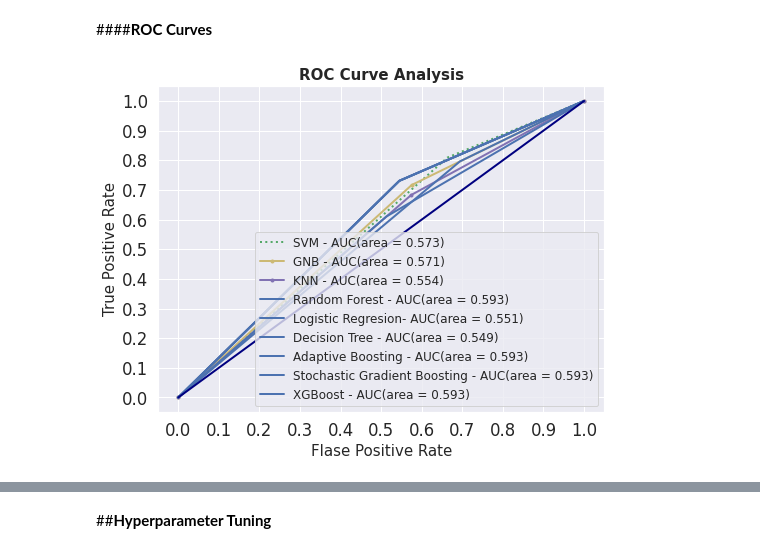
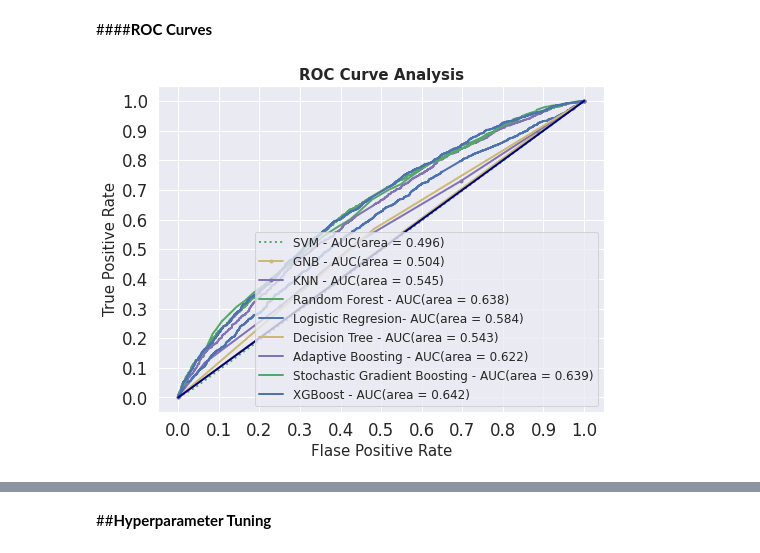
Before and after one commit to CNIU1997/BA_888, a Jupyter notebook: BA888_Model_Kiki.ipynb, the cells around one changed output, grey strips where cells are left out. Saved outputs shown, nothing was run; the diff lists cells and outputs as text; code cells hidden in the pictures.

```diff
--- a/BA888_Model_Kiki.ipynb
+++ b/BA888_Model_Kiki.ipynb
@@ -588,17 +583,23 @@ from sklearn.metrics import roc_auc_score
 fpr = dict()
 tpr = dict()
 roc_auc = dict()
-
-fpr[1], tpr[1], _ = roc_curve(y_test.values, y_pred_svm)
-fpr[2], tpr[2], _ = roc_curve(y_test.values, y_pred_gnb)
-fpr[3], tpr[3], _ = roc_curve(y_test.values, y_pred_knn)
-fpr[4], tpr[4], _ = roc_curve(y_test.values, y_pred_rft)
-fpr[5], tpr[5], _ = roc_curve(y_test.values, y_pred_log)
-fpr[6], tpr[6], _ = roc_curve(y_test.values, y_pred_tree)
-fpr[7], tpr[7], _ = roc_curve(y_test.values, y_pred_ada)
-fpr[8], tpr[8], _ = roc_curve(y_test.values, y_pred_grad)
-fpr[9], tpr[9], _ = roc_curve(y_test.values, y_pred_xgb)
-
+pred_val_svm = classifier.decision_function(X_test)
+pred_val_knn = knn.predict_proba(X_test)[:,1]
+pred_val_gnb = gnb.predict_proba(X_test)[:,1]
+pred_val_rft = rft.predict_proba(X_test)[:,1]
+pred_val_tree = clf_tree.predict_proba(X_test)[:,1]
+pred_val_ada = ada.predict_proba(X_test)[:,1]
+pred_val_grad = grad.predict_proba(X_test)[:,1]
+pred_val_xgb = xgboost.predict_proba(X_test)[:,1]
+fpr[1], tpr[1], _ = roc_curve(y_test.values, pred_val_svm)
+fpr[2], tpr[2], _ = roc_curve(y_test.values, pred_val_gnb)
+fpr[3], tpr[3], _ = roc_curve(y_test.values, pred_val_knn)
+fpr[4], tpr[4], _ = roc_curve(y_test.values, pred_val_rft)
+fpr[5], tpr[5], _ = roc_curve(y_test.values, pred_val_log)
+fpr[6], tpr[6], _ = roc_curve(y_test.values, pred_val_tree)
+fpr[7], tpr[7], _ = roc_curve(y_test.values, pred_val_ada)
+fpr[8], tpr[8], _ = roc_curve(y_test.values, pred_val_grad)
+fpr[9], tpr[9], _ = roc_curve(y_test.values, pred_val_xgb)
 roc_auc[1] = auc(fpr[1], tpr[1])
 roc_auc[2] = auc(fpr[2], tpr[2])
 roc_auc[3] = auc(fpr[3], tpr[3])
@@ -608,11 +609,9 @@ roc_auc[6] = auc(fpr[6], tpr[6])
 roc_auc[7] = auc(fpr[7], tpr[7])
 roc_auc[8] = auc(fpr[8], tpr[8])
 roc_auc[9] = auc(fpr[9], tpr[9])
-
-
 # Compute micro-average ROC curve and ROC area
-fpr["micro"], tpr["micro"], _ = roc_curve(y_test.values.ravel(), y_pred_svm.ravel())
-roc_auc["micro"] = auc(fpr["micro"], tpr["micro"])
+# fpr["micro"], tpr["micro"], _ = roc_curve(y_test.values.ravel(), y_pred_svm.ravel())
+# roc_auc["micro"] = auc(fpr["micro"], tpr["micro"])
 # %%
 fig = plt.figure(figsize=(8,6))
 
@@ -626,38 +625,38 @@ plt.plot(fpr[2], tpr[2],
 plt.plot(fpr[3], tpr[3],
          lw=lw, label='KNN - AUC(area = %0.3f)' % roc_auc[3], marker='.',color='m',)
 
 plt.plot(fpr[4], tpr[4],
-         lw=lw, label='Random Forest - AUC(area = %0.3f)' % roc_auc[4], linestyle='-',color='b',)
+         lw=lw, label='Random Forest - AUC(area = %0.3f)' % roc_auc[4], linestyle='-',color='g',)
 
 plt.plot(fpr[5], tpr[5],
          lw=lw, label='Logistic Regresion- AUC(area = %0.3f)' % roc_auc[5], linestyle='-',color='b',)
 
 plt.plot(fpr[6], tpr[6],
-         lw=lw, label='Decision Tree - AUC(area = %0.3f)' % roc_auc[6], linestyle='-',color='b',)
+         lw=lw, label='Decision Tree - AUC(area = %0.3f)' % roc_auc[6], linestyle='-',color='y',)
 
 plt.plot(fpr[7], tpr[7],
-         lw=lw, label='Adaptive Boosting - AUC(area = %0.3f)' % roc_auc[7], linestyle='-',color='b',)
+         lw=lw, label='Adaptive Boosting - AUC(area = %0.3f)' % roc_auc[7], linestyle='-',color='m',)
 
 plt.plot(fpr[8], tpr[8],
-         lw=lw, label='Stochastic Gradient Boosting - AUC(area = %0.3f)' % roc_auc[8], linestyle='-',color='b',)
+         lw=lw, label='Stochastic Gradient Boosting - AUC(area = %0.3f)' % roc_auc[8], linestyle='-',color='g',)
 
 plt.plot(fpr[9], tpr[9],
          lw=lw, label='XGBoost - AUC(area = %0.3f)' % roc_auc[9], linestyle='-',color='b',)
 
 
 plt.plot([0, 1], [0, 1], color='navy', lw=lw, linestyle='-')
 plt.xticks(np.arange(0.0, 1.1, step=0.1))
 plt.xlabel("Flase Positive Rate", fontsize=15)
 
 plt.yticks(np.arange(0.0, 1.1, step=0.1))
 plt.ylabel("True Positive Rate", fontsize=15)
 
 plt.title('ROC Curve Analysis', fontweight='bold', fontsize=15)
 plt.legend(prop={'size':12}, loc='lower right')
 # plt.savefig('model_ROC.jpg',dpi=300,bbox_inches="tight")
 plt.show()
 # %% [output]
-[figure, old version]
+[figure, new version]
 # %%
 f,ax=plt.subplots(2,2,figsize=(25,15))
 
```
Also changed, not shown: parts of 74 cells of this notebook.
